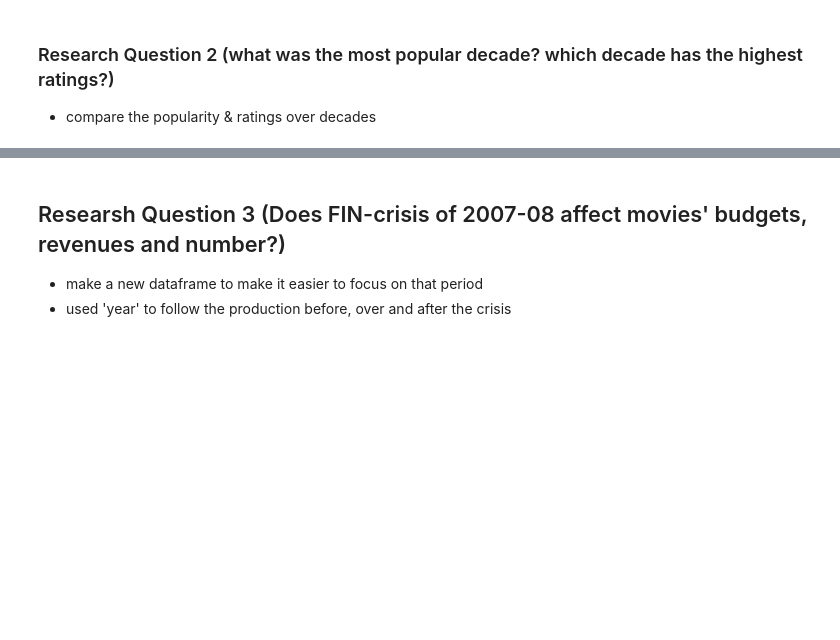
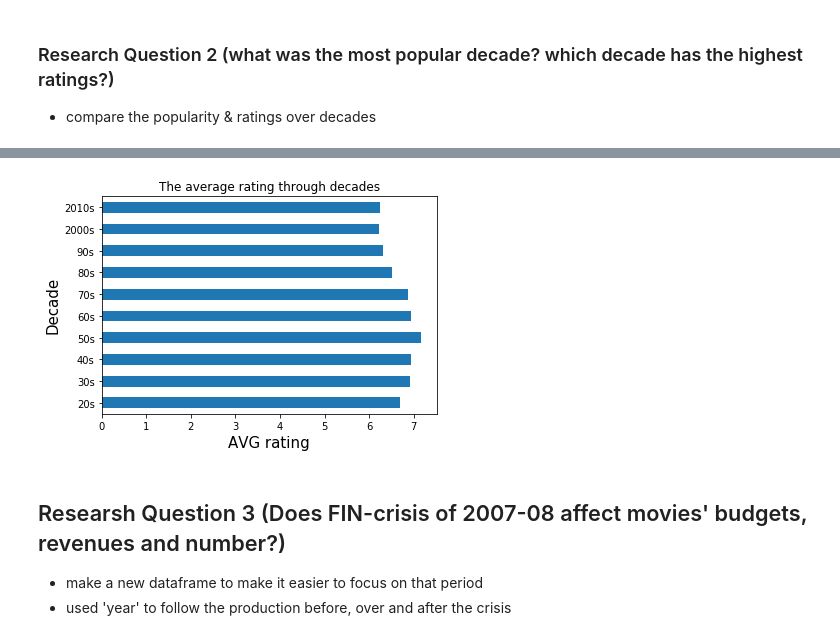
Before and after one commit to Abdalrahman-Bebars/TMDB_Movies, a Jupyter notebook: TMDB_movies/TMDB_movies_investigation.ipynb, the cells around one changed output, grey strips where cells are left out. Cells and saved outputs as stored; diff of their text form; code cells hidden in the pictures; blank space fills up the shorter version.

```diff
--- a/TMDB_movies/TMDB_movies_investigation.ipynb
+++ b/TMDB_movies/TMDB_movies_investigation.ipynb
@@ -268,3 +288,9 @@ plt.ylabel('Decade', fontsize= 15);
+# %%
+# group data by decades and visualizing the average rating of each decade
+df.groupby('decade')['vote_average'].mean().plot(kind='barh');
+labels_func('AVG rating','Decade','The average rating through decades')
+# %% [output]
+[figure, added]
 # %% [markdown]
 ## Researsh Question 3 (Does FIN-crisis of 2007-08 affect movies' budgets, revenues and number?)
 * make a new dataframe to make it easier to focus on that period
```
Also changed, not shown: parts of 50 cells of this notebook, 1 other file.
